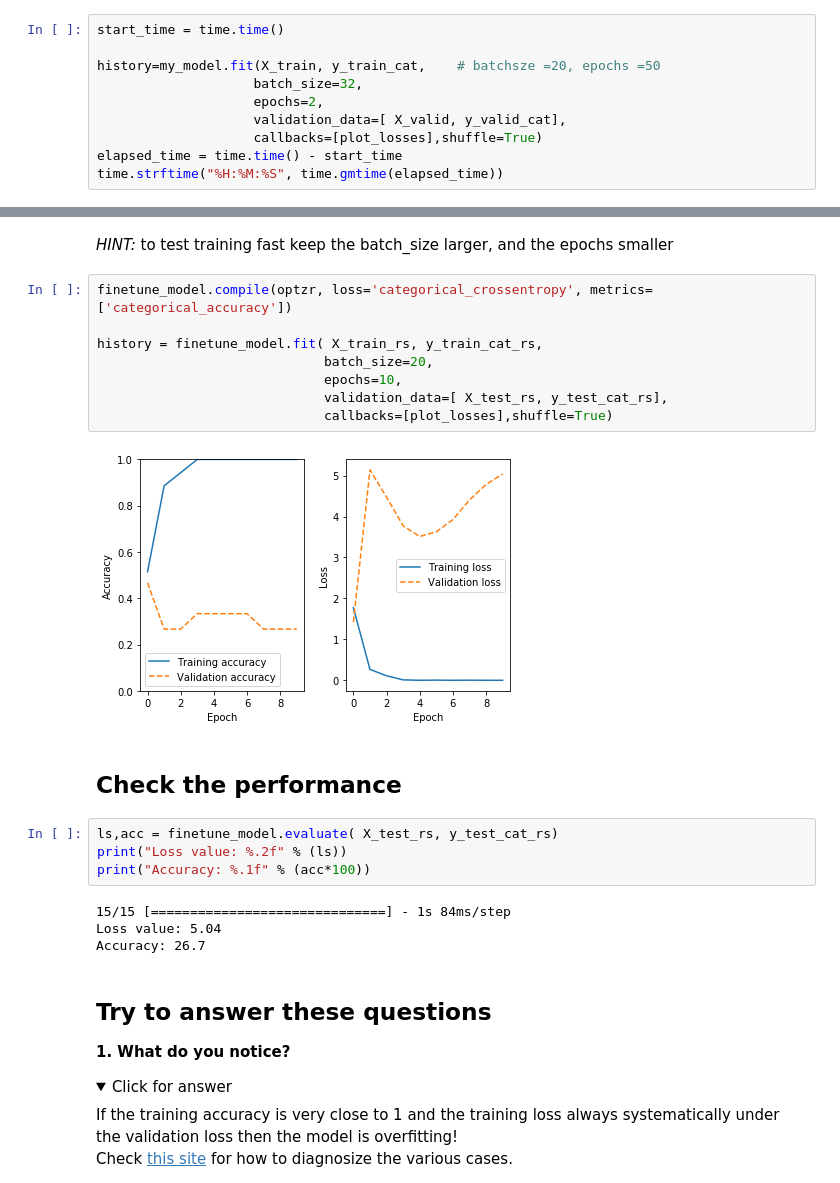
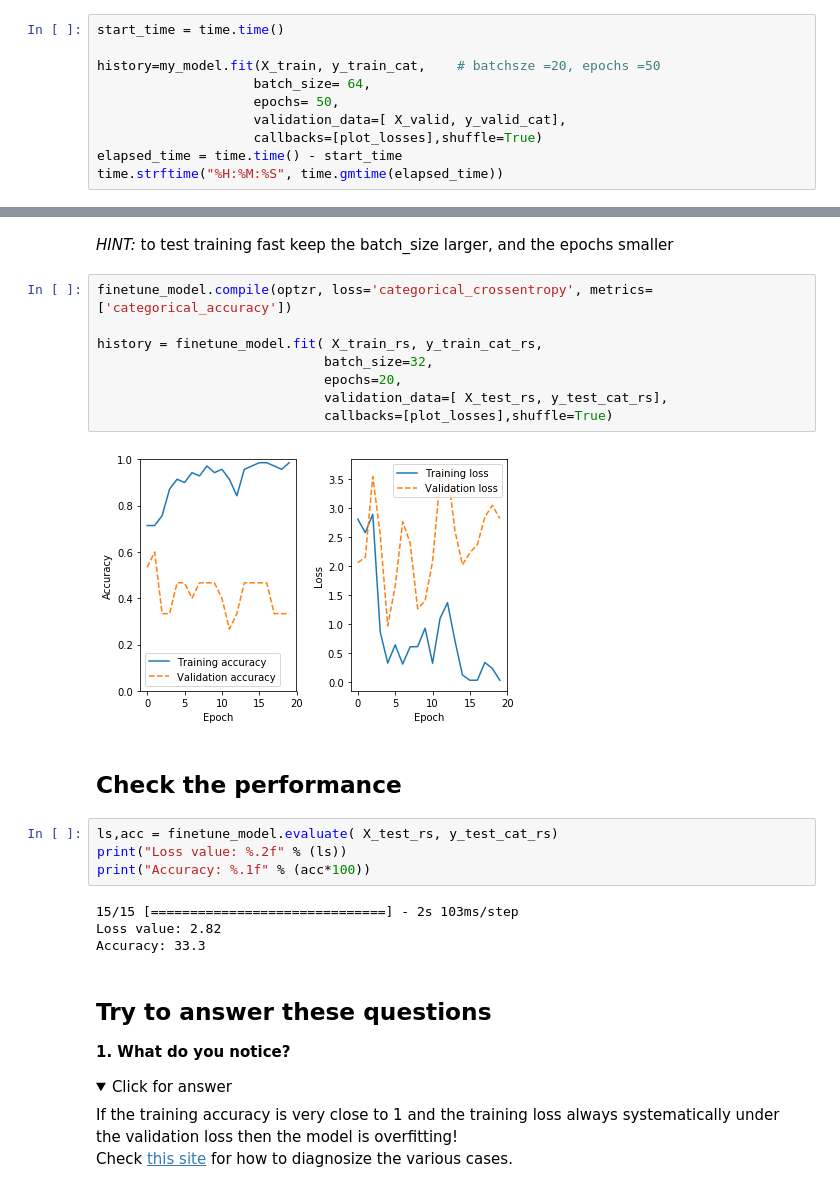
Before and after one commit to astrostatistics-in-crete/2023_summer_school, a Jupyter notebook: 12_DL_CNNs/DL_CNNs_answerkey.ipynb, the cells around one changed output, grey strips where cells are left out. Drawn from its saved outputs; the diff is of its cells as text; folded sections open.

```diff
--- a/12_DL_CNNs/DL_CNNs_answerkey.ipynb
+++ b/12_DL_CNNs/DL_CNNs_answerkey.ipynb
@@ -363,8 +367,8 @@ _HINT:_ to test training fast keep the **batch_size larger**, and the **epochs s
 start_time = time.time()
 
 history=my_model.fit(X_train, y_train_cat,    # batchsze =20, epochs =50
-                    batch_size=32,
-                    epochs=2,
+                    batch_size= 64,
+                    epochs= 50,
                     validation_data=[ X_valid, y_valid_cat],
                     callbacks=[plot_losses],shuffle=True)
 elapsed_time = time.time() - start_time
@@ -576,13 +580,13 @@ _HINT:_ to test training fast keep the batch_size larger, and the epochs smaller
 # %%
 finetune_model.compile(optzr, loss='categorical_crossentropy', metrics=['categorical_accuracy'])
 
 history = finetune_model.fit( X_train_rs, y_train_cat_rs,
-                             batch_size=20,
-                             epochs=10,
+                             batch_size=32,
+                             epochs=20,
                              validation_data=[ X_test_rs, y_test_cat_rs],
                              callbacks=[plot_losses],shuffle=True)
 # %% [output]
-[figure, old version]
+[figure, new version]
 # %% [markdown]
 ## Check the performance
 # %%
@@ -590,9 +594,9 @@ ls,acc = finetune_model.evaluate( X_test_rs, y_test_cat_rs)
 print("Loss value: %.2f" % (ls))
 print("Accuracy: %.1f" % (acc*100))
 # %% [output]
-15/15 [==============================] - 1s 84ms/step
-Loss value: 5.04
-Accuracy: 26.7
+15/15 [==============================] - 2s 103ms/step
+Loss value: 2.82
+Accuracy: 33.3
 # %% [markdown]
 ## Try to answer these questions
 
```
Also changed, not shown: parts of 9 cells of this notebook.
